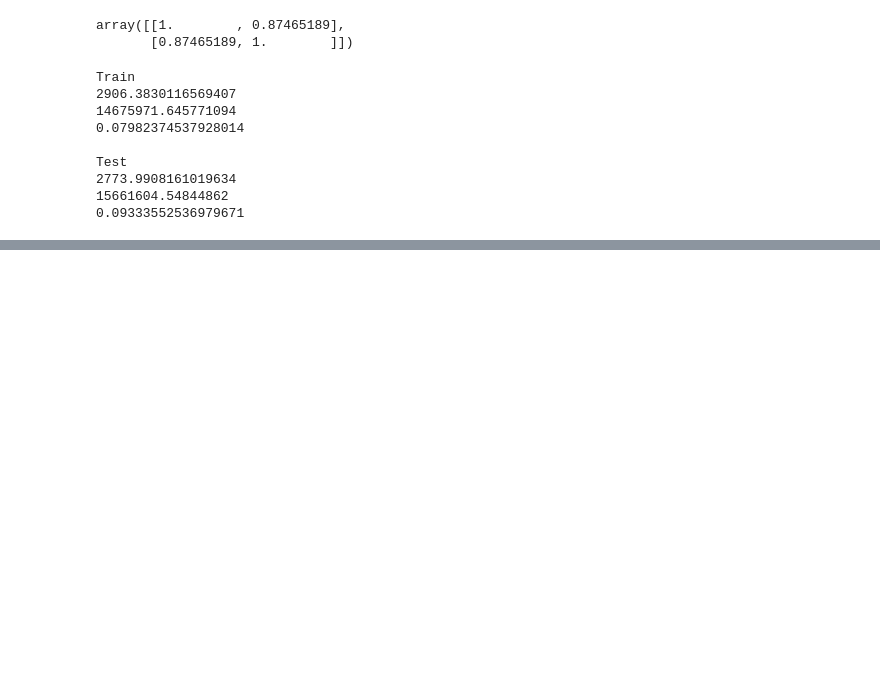
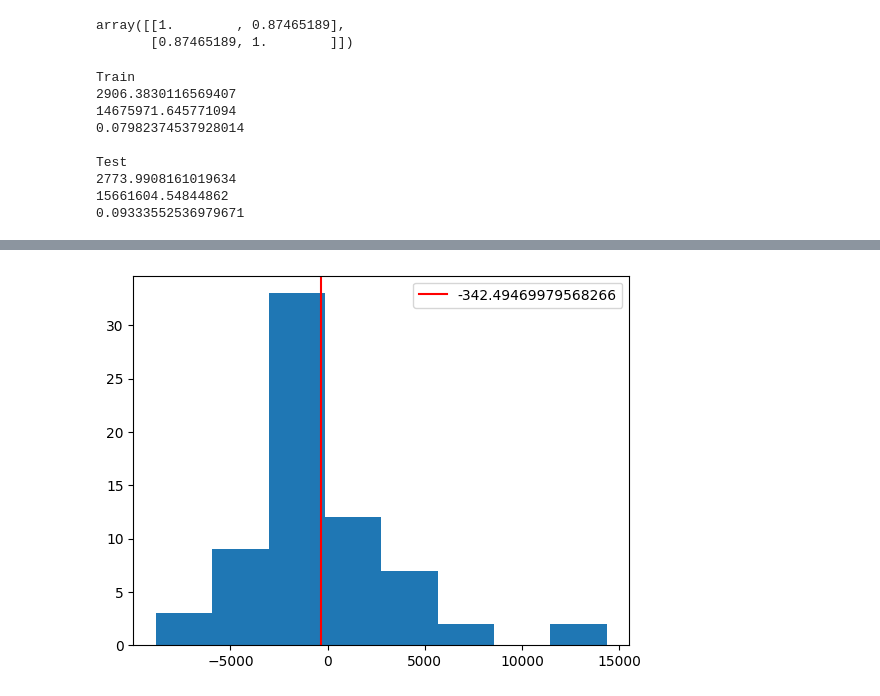
Before and after one commit to JXPJXT/MLNoteBooks, a Jupyter notebook: LinearRegression.ipynb, the cells around one changed output, grey strips where cells are left out. Cells and saved outputs as stored; diff of their text form; code cells hidden in the pictures; blank space fills up the shorter version.

```diff
--- a/LinearRegression.ipynb
+++ b/LinearRegression.ipynb
@@ -400,0 +421,8 @@ Test
+# %%
+test_error= y_test-y_test_pred
+plt.hist(test_error,bins='sturges')
+plt.axvline(test_error.mean(),label= f'{test_error.mean()}',color='red')
+plt.legend()
+plt.show()
+# %% [output]
+[figure, added]
```
Also changed, not shown: parts of 22 cells of this notebook.
